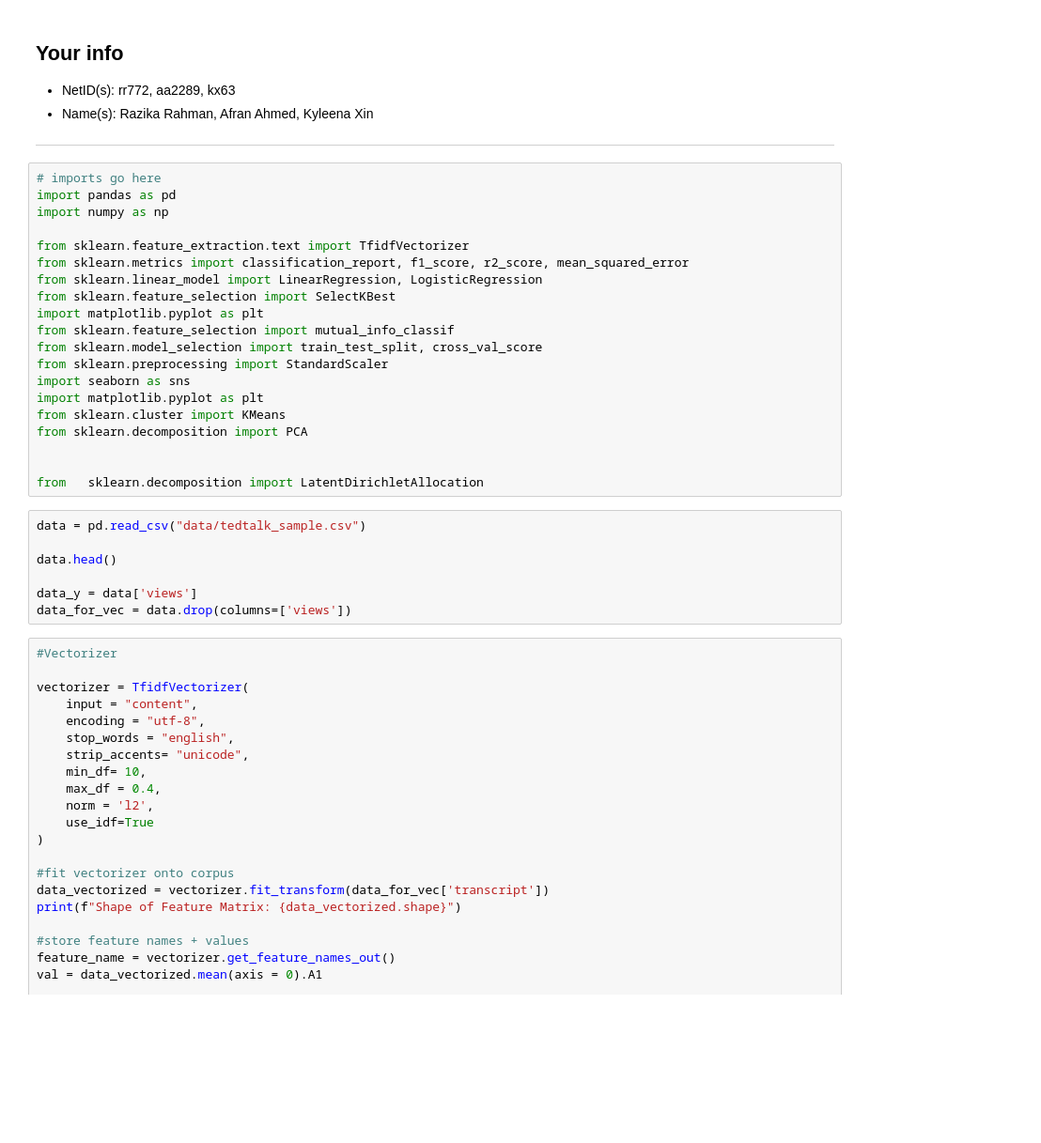
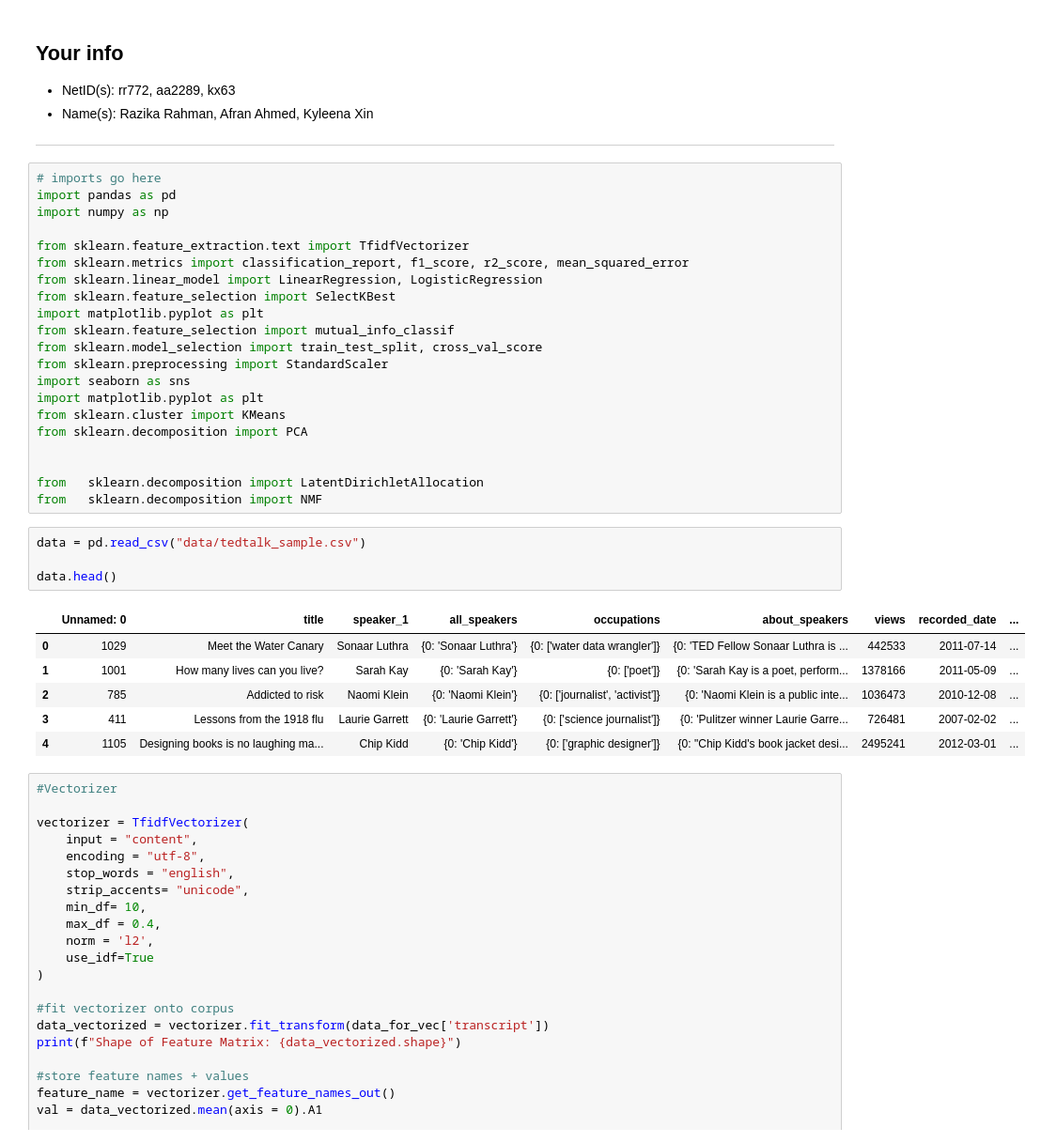
Before and after one commit to kyleenaxin/3350-final, a Jupyter notebook: project.ipynb, the cells around one changed output. Shown at 94% size. Saved outputs shown, nothing was run; the diff lists cells and outputs as text; blank space fills up the shorter version.

```diff
--- a/project.ipynb
+++ b/project.ipynb
@@ -63,13 +63,18 @@ from sklearn.decomposition import PCA
 
 
 from   sklearn.decomposition import LatentDirichletAllocation
+from   sklearn.decomposition import NMF
 # %%
 data = pd.read_csv("data/tedtalk_sample.csv")
 
 data.head()
-
-data_y = data['views']
-data_for_vec = data.drop(columns=['views'])
+# %% [output]
+|  | Unnamed: 0 | title | speaker_1 | all_speakers | occupations | about_speakers | views | recorded_date | ... |
+| 0 | 1029 | Meet the Water Canary | Sonaar Luthra | {0: 'Sonaar Luthra'} | {0: ['water data wrangler']} | {0: 'TED Fellow Sonaar Luthra is ... | 442533 | 2011-07-14 | ... |
+| 1 | 1001 | How many lives can you live? | Sarah Kay | {0: 'Sarah Kay'} | {0: ['poet']} | {0: 'Sarah Kay is a poet, perform... | 1378166 | 2011-05-09 | ... |
+| 2 | 785 | Addicted to risk | Naomi Klein | {0: 'Naomi Klein'} | {0: ['journalist', 'activist']} | {0: 'Naomi Klein is a public inte... | 1036473 | 2010-12-08 | ... |
+| 3 | 411 | Lessons from the 1918 flu | Laurie Garrett | {0: 'Laurie Garrett'} | {0: ['science journalist']} | {0: 'Pulitzer winner Laurie Garre... | 726481 | 2007-02-02 | ... |
+| 4 | 1105 | Designing books is no laughing ma... | Chip Kidd | {0: 'Chip Kidd'} | {0: ['graphic designer']} | {0: "Chip Kidd's book jacket desi... | 2495241 | 2012-03-01 | ... |
 # %%
 #Vectorizer
 
```
Also changed, not shown: parts of 1 cell of this notebook.
